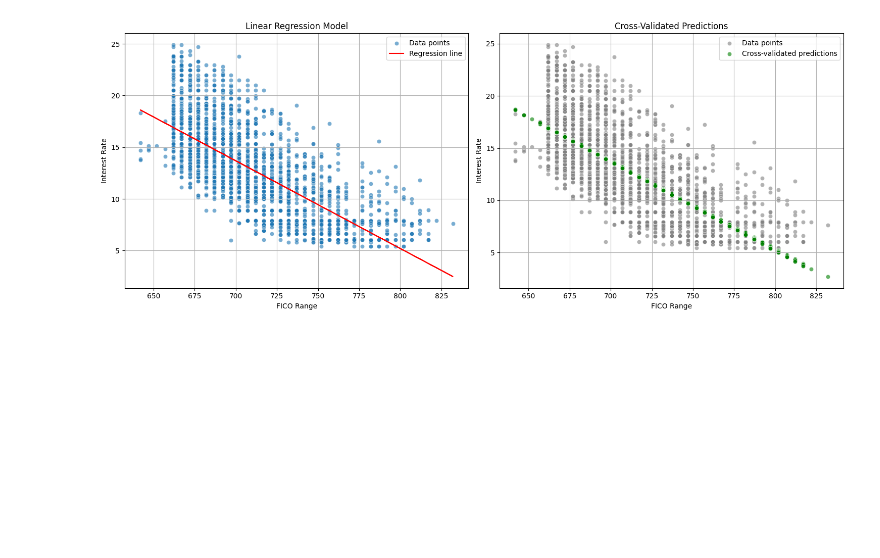
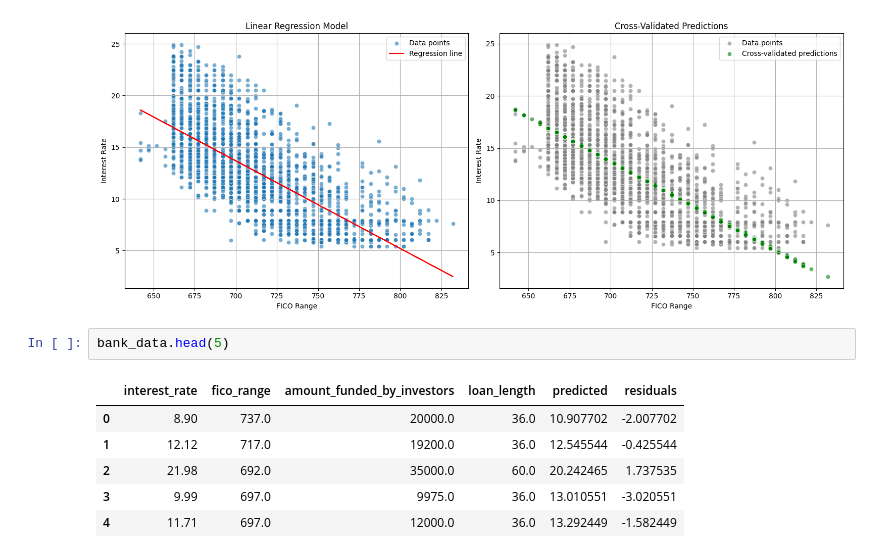
Before and after one commit to wolfman1986/Build_a_Linear_Regression_Model, a Jupyter notebook: workbooks/dataset_eda.ipynb, the cells around one changed output. Drawn from its saved outputs; the diff is of its cells as text; blank space fills up the shorter version.

```diff
--- a/workbooks/dataset_eda.ipynb
+++ b/workbooks/dataset_eda.ipynb
@@ -546,3 +546,12 @@ Cross-validated predictions:
 [10.63793951 12.31110507 14.40256203 ... 15.23032655 15.65729465
  16.08426276]
 [figure]
+# %%
+bank_data.head(5)
+# %% [output]
+|  | interest_rate | fico_range | amount_funded_by_investors | loan_length | predicted | residuals |
+| 0 | 8.90 | 737.0 | 20000.0 | 36.0 | 10.907702 | -2.007702 |
+| 1 | 12.12 | 717.0 | 19200.0 | 36.0 | 12.545544 | -0.425544 |
+| 2 | 21.98 | 692.0 | 35000.0 | 60.0 | 20.242465 | 1.737535 |
+| 3 | 9.99 | 697.0 | 9975.0 | 36.0 | 13.010551 | -3.020551 |
+| 4 | 11.71 | 697.0 | 12000.0 | 36.0 | 13.292449 | -1.582449 |
```
Also changed, not shown: 2 other files.
